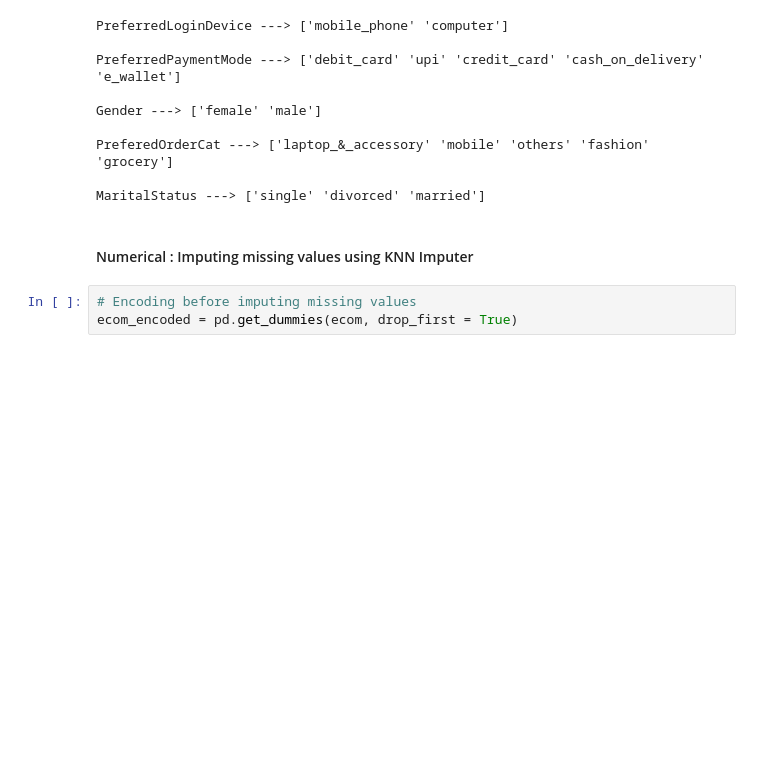
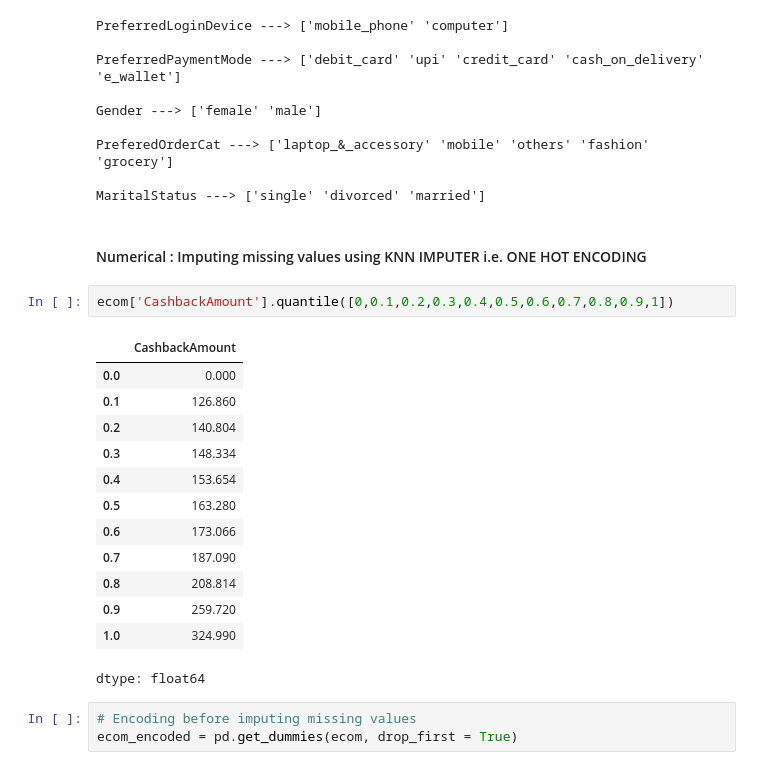
Before and after one commit to Anand235kumar/Anand-Kumar-Swain, a Jupyter notebook: E_commerce_Churn_Analysis.ipynb, the cells around one changed output. Saved outputs shown, nothing was run; the diff lists cells and outputs as text; blank space fills up the shorter version.

```diff
--- a/E_commerce_Churn_Analysis.ipynb
+++ b/E_commerce_Churn_Analysis.ipynb
@@ -144,7 +145,23 @@ PreferedOrderCat ---> ['laptop_&_accessory' 'mobile' 'others' 'fashion' 'grocery
 
 MaritalStatus ---> ['single' 'divorced' 'married']
 # %% [markdown]
-#### Numerical : Imputing missing values using KNN Imputer
+#### Numerical : Imputing missing values using KNN IMPUTER i.e. ONE HOT ENCODING
+# %%
+ecom['CashbackAmount'].quantile([0,0.1,0.2,0.3,0.4,0.5,0.6,0.7,0.8,0.9,1])
+# %% [output]
+|  | CashbackAmount |
+| 0.0 | 0.000 |
+| 0.1 | 126.860 |
+| 0.2 | 140.804 |
+| 0.3 | 148.334 |
+| 0.4 | 153.654 |
+| 0.5 | 163.280 |
+| 0.6 | 173.066 |
+| 0.7 | 187.090 |
+| 0.8 | 208.814 |
+| 0.9 | 259.720 |
+| 1.0 | 324.990 |
+dtype: float64
 # %%
 # Encoding before imputing missing values
 ecom_encoded = pd.get_dummies(ecom, drop_first = True)
```
Also changed, not shown: parts of 7 cells of this notebook.
